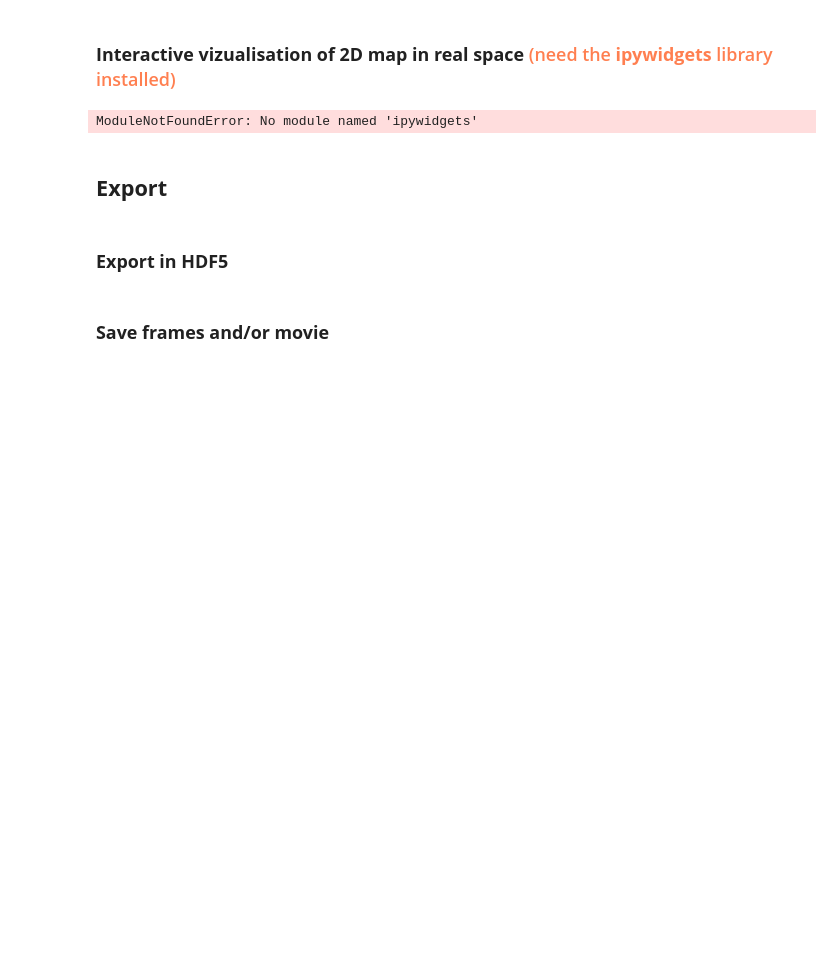
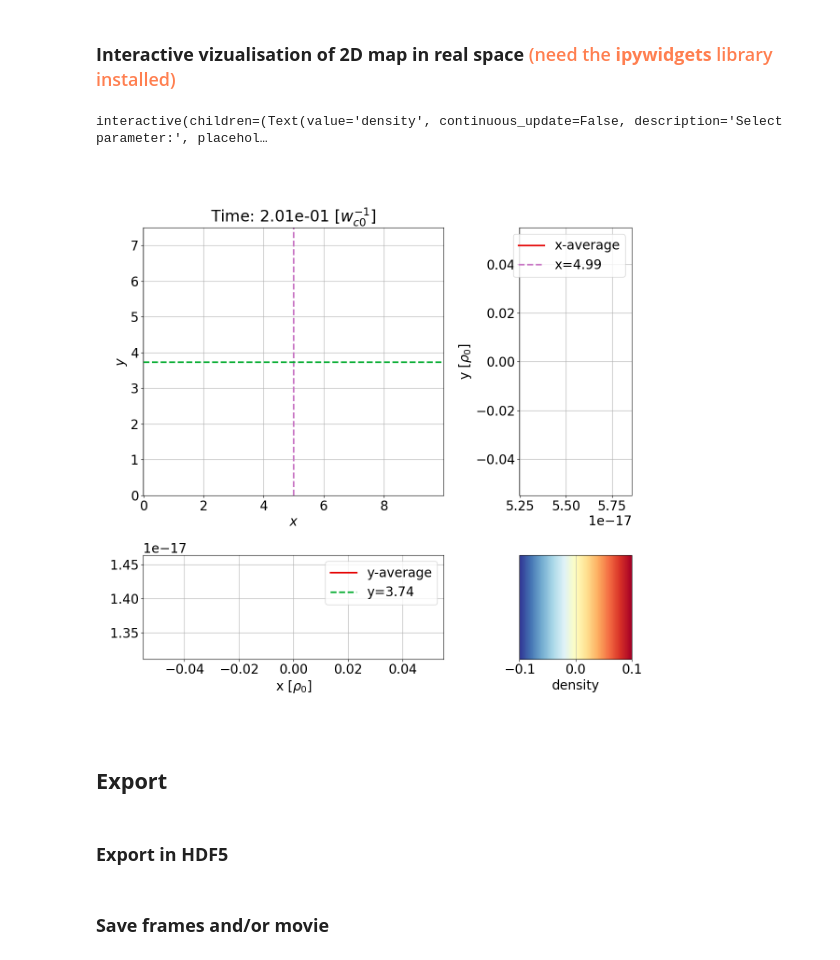
Before and after one commit to gyselax/tokam2d, a Jupyter notebook: diagnostics/diag_main.ipynb, the cells around one changed output. Drawn from its saved outputs; the diff is of its cells as text; code cells hidden in the pictures; blank space fills up the shorter version.

```diff
--- a/diagnostics/diag_main.ipynb
+++ b/diagnostics/diag_main.ipynb
@@ -110,7 +116,7 @@ import numpy as np
 
 from simulation_diag_handler import Simulation, set_plot_defaults
 
-
+sim = Simulation("/lus/work/CT5/gen2224/rvarennes/tokam2d_potential_lane/review_DW_test_3")
 
 set_plot_defaults()
 
@@ -169,37 +175,35 @@ def update_plot(param, it, ix, iy,
         ax_x.plot(sim['x'][:], Pmap[iy,:], c='xkcd:kelly green',ls='--',label=f'y={sim["y"][iy]:.2f}')
         ax_y.plot(Pmap[:,ix], sim['y'][:], c='xkcd:orchid',ls='--',label=f'x={sim["x"][ix]:.2f}')
 
     for axes in [ax_y,ax_x]:
         axes.legend()
 
     fig.tight_layout(rect=[0, 0.03, 1, 0.95])
 
-
-    fig.savefig(f'blob_tokam2d.png')
-
 itmax = len(sim['time'])-1
 ixmax = len(sim['x'])-1
 iymax = len(sim['y'])-1
 
 itime_slider=widgets.IntSlider(value=itmax,min=0,max=itmax,step=1,description="Time index",layout=Layout(width='50%'))
 ix_slider=widgets.IntSlider(value=ixmax//2,min=0,max=ixmax,step=1,description="x index",layout=Layout(width='50%'))
 iy_slider=widgets.IntSlider(value=iymax//2,min=0,max=iymax,step=1,description="y index",layout=Layout(width='50%'))
 float_range_time_slider = widgets.FloatRangeSlider(value=[sim['time'][-2], sim['time'][-1]], min=0, max=sim['time'][-1], step=8, description='Time range', layout=Layout(width='50%'), style = {'description_width': 'initial'}, continuous_update=False)
 float_range_x_slider  = widgets.FloatRangeSlider(value=[0.8, 0.9], min=0, max=1.2, step=0.01, description='Normalized radius range', layout=Layout(width='50%'), style = {'description_width': 'initial'}, continuous_update=False)
 param_widget = widgets.Text(value='density', placeholder='Type something', description= 'Select parameter:', continuous_update=False)
 
 interact(update_plot,
          it                   = itime_slider,
          ix                   = ix_slider,
          iy                   = iy_slider,
          colormap_range       = widgets.FloatSlider(min=0.01, max=2, step=0.01,value=0.8, continuous_update=False),
          symetrical_cmap      = widgets.Checkbox(value=False,description='symetrical_cmap'),
          bool_appearing_lines = widgets.Checkbox(value=True,description='Appearing lines'),
          param                = widgets.Text(value='density', placeholder='Type something', description= 'Select parameter:', continuous_update=False),
          dpi_adjust           = widgets.IntSlider(min=30, max=200, step=1 ,value=100, continuous_update=False)
         );
 # %% [output]
-ModuleNotFoundError: No module named 'ipywidgets'
+interactive(children=(Text(value='density', continuous_update=False, description='Select parameter:', placehol…
+[figure, added]
 # %% [markdown]
 ## **Export**
 # %% [markdown]
```
Also changed, not shown: parts of 43 cells of this notebook, 29 other files.
